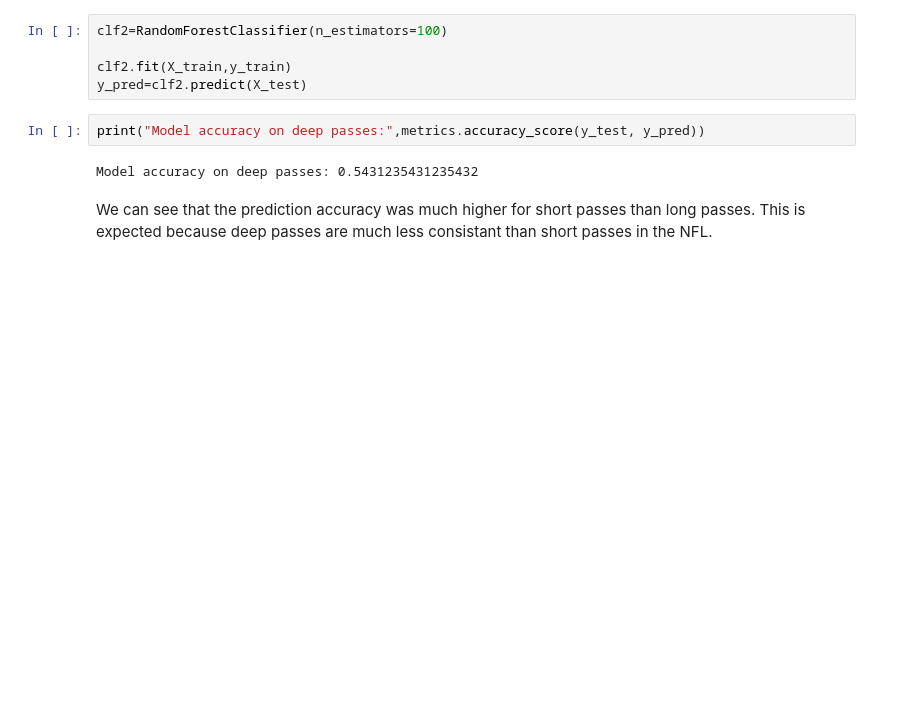
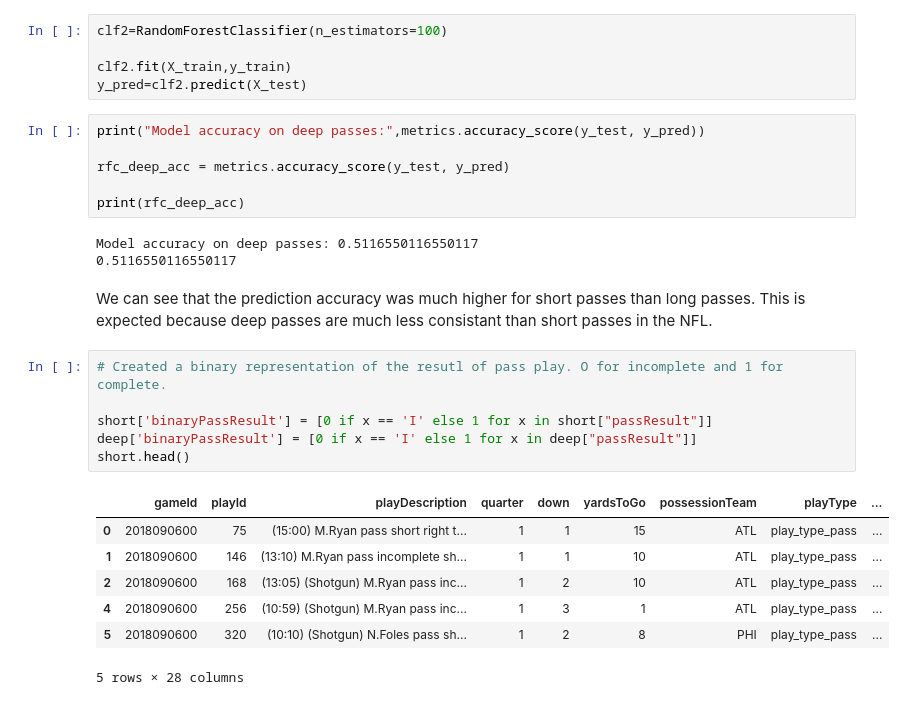
Before and after one commit to willzwetolitz/DS320, a Jupyter notebook: short_deep_passes.ipynb, the cells around one changed output. Drawn from its saved outputs; the diff is of its cells as text; blank space fills up the shorter version.

```diff
--- a/short_deep_passes.ipynb
+++ b/short_deep_passes.ipynb
@@ -115,7 +122,26 @@ clf2.fit(X_train,y_train)
 y_pred=clf2.predict(X_test)
 # %%
 print("Model accuracy on deep passes:",metrics.accuracy_score(y_test, y_pred))
+
+rfc_deep_acc = metrics.accuracy_score(y_test, y_pred)
+
+print(rfc_deep_acc)
 # %% [output]
-Model accuracy on deep passes: 0.5431235431235432
+Model accuracy on deep passes: 0.5116550116550117
+0.5116550116550117
 # %% [markdown]
 We can see that the prediction accuracy was much higher for short passes than long passes. This is expected because deep passes are much less consistant than short passes in the NFL.
+# %%
+# Created a binary representation of the resutl of pass play. O for incomplete and 1 for complete.
+
+short['binaryPassResult'] = [0 if x == 'I' else 1 for x in short["passResult"]]
+deep['binaryPassResult'] = [0 if x == 'I' else 1 for x in deep["passResult"]]
+short.head()
+# %% [output]
+|  | gameId | playId | playDescription | quarter | down | yardsToGo | possessionTeam | playType | ... |
+| 0 | 2018090600 | 75 | (15:00) M.Ryan pass short right t... | 1 | 1 | 15 | ATL | play_type_pass | ... |
+| 1 | 2018090600 | 146 | (13:10) M.Ryan pass incomplete sh... | 1 | 1 | 10 | ATL | play_type_pass | ... |
+| 2 | 2018090600 | 168 | (13:05) (Shotgun) M.Ryan pass inc... | 1 | 2 | 10 | ATL | play_type_pass | ... |
+| 4 | 2018090600 | 256 | (10:59) (Shotgun) M.Ryan pass inc... | 1 | 3 | 1 | ATL | play_type_pass | ... |
+| 5 | 2018090600 | 320 | (10:10) (Shotgun) N.Foles pass sh... | 1 | 2 | 8 | PHI | play_type_pass | ... |
+5 rows × 28 columns
```
Also changed, not shown: parts of 9 cells of this notebook.
